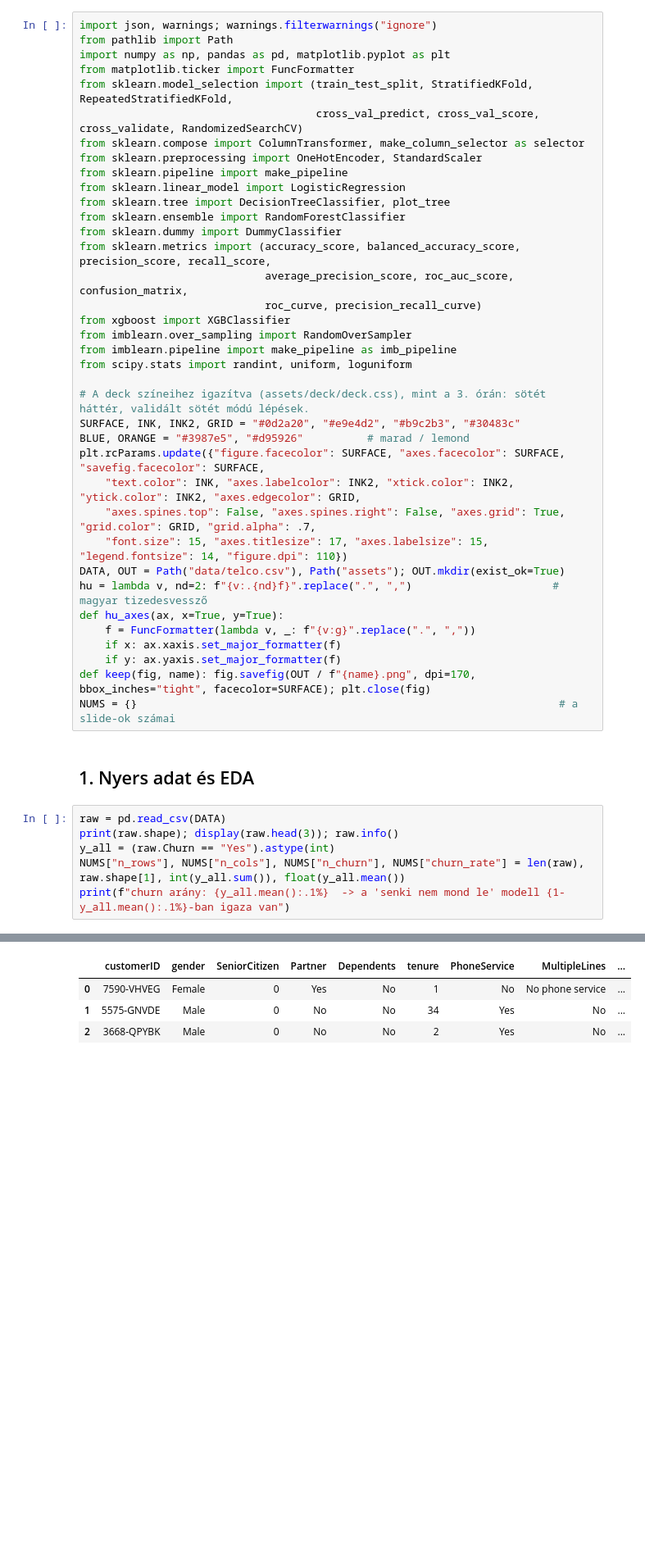
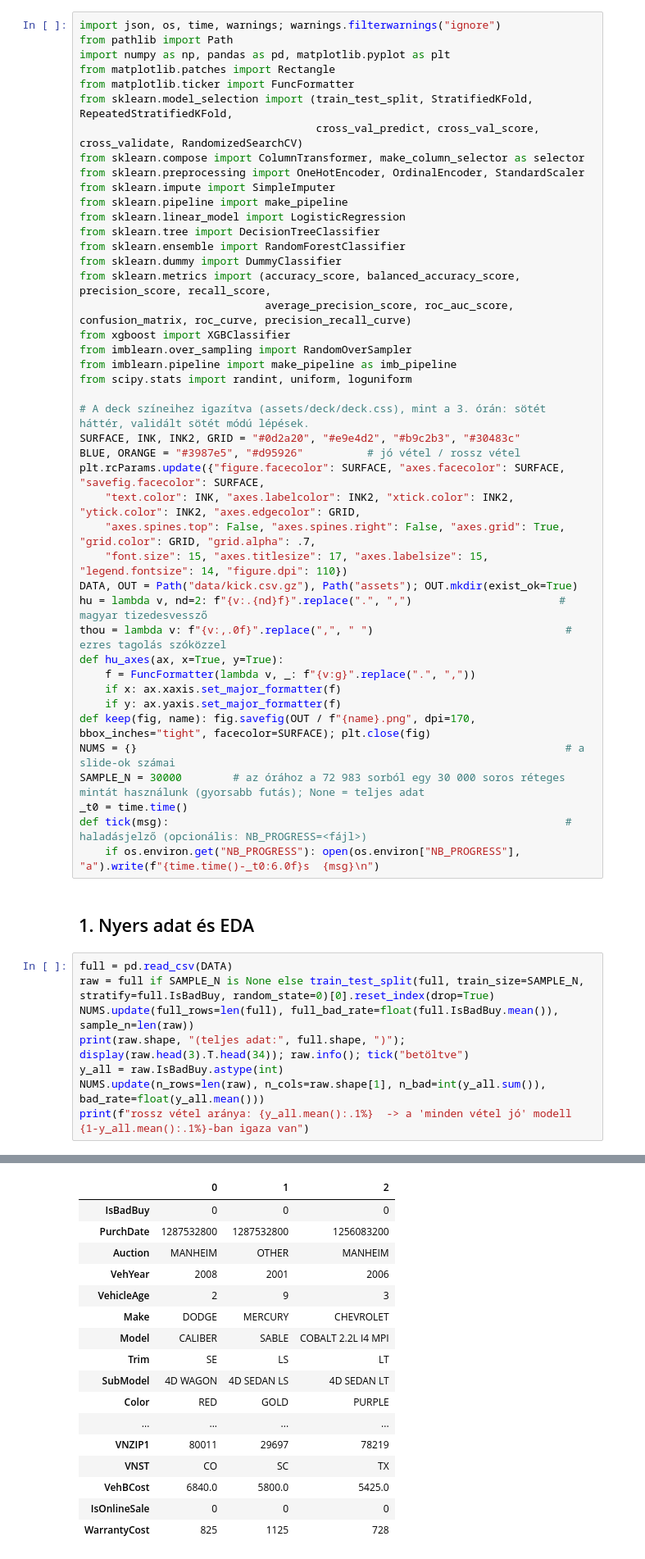
Before and after one commit to karpatika92/nasz_data_science_course, a Jupyter notebook: lessons/04-klasszifikacio/demo.ipynb, the cells around one changed output, grey strips where cells are left out. Shown at 82% size. Saved outputs shown, nothing was run; the diff lists cells and outputs as text; blank space fills up the shorter version.

```diff
--- a/lessons/04-klasszifikacio/demo.ipynb
+++ b/lessons/04-klasszifikacio/demo.ipynb
@@ -6,21 +7,22 @@ Ez a notebook a slide-ok számait és ábráit generálja (`assets/`). Minden sz
 Futtatás a lecke mappájából: `uv run jupyter nbconvert --to notebook --execute demo.ipynb --inplace`.
 # %%
-import json, warnings; warnings.filterwarnings("ignore")
+import json, os, time, warnings; warnings.filterwarnings("ignore")
 from pathlib import Path
 import numpy as np, pandas as pd, matplotlib.pyplot as plt
+from matplotlib.patches import Rectangle
 from matplotlib.ticker import FuncFormatter
 from sklearn.model_selection import (train_test_split, StratifiedKFold, RepeatedStratifiedKFold,
                                      cross_val_predict, cross_val_score, cross_validate, RandomizedSearchCV)
 from sklearn.compose import ColumnTransformer, make_column_selector as selector
-from sklearn.preprocessing import OneHotEncoder, StandardScaler
+from sklearn.preprocessing import OneHotEncoder, OrdinalEncoder, StandardScaler
+from sklearn.impute import SimpleImputer
 from sklearn.pipeline import make_pipeline
 from sklearn.linear_model import LogisticRegression
-from sklearn.tree import DecisionTreeClassifier, plot_tree
+from sklearn.tree import DecisionTreeClassifier
 from sklearn.ensemble import RandomForestClassifier
 from sklearn.dummy import DummyClassifier
 from sklearn.metrics import (accuracy_score, balanced_accuracy_score, precision_score, recall_score,
-                             average_precision_score, roc_auc_score, confusion_matrix,
-                             roc_curve, precision_recall_curve)
+                             average_precision_score, roc_auc_score, confusion_matrix, roc_curve, precision_recall_curve)
 from xgboost import XGBClassifier
 from imblearn.over_sampling import RandomOverSampler
 from imblearn.pipeline import make_pipeline as imb_pipeline
@@ -28,25 +30,32 @@ from scipy.stats import randint, uniform, loguniform
 
 # A deck színeihez igazítva (assets/deck/deck.css), mint a 3. órán: sötét háttér, validált sötét módú lépések.
 SURFACE, INK, INK2, GRID = "#0d2a20", "#e9e4d2", "#b9c2b3", "#30483c"
-BLUE, ORANGE = "#3987e5", "#d95926"          # marad / lemond
+BLUE, ORANGE = "#3987e5", "#d95926"          # jó vétel / rossz vétel
 plt.rcParams.update({"figure.facecolor": SURFACE, "axes.facecolor": SURFACE, "savefig.facecolor": SURFACE,
     "text.color": INK, "axes.labelcolor": INK2, "xtick.color": INK2, "ytick.color": INK2, "axes.edgecolor": GRID,
     "axes.spines.top": False, "axes.spines.right": False, "axes.grid": True, "grid.color": GRID, "grid.alpha": .7,
     "font.size": 15, "axes.titlesize": 17, "axes.labelsize": 15, "legend.fontsize": 14, "figure.dpi": 110})
-DATA, OUT = Path("data/telco.csv"), Path("assets"); OUT.mkdir(exist_ok=True)
-hu = lambda v, nd=2: f"{v:.{nd}f}".replace(".", ",")                      # magyar tizedesvessző
+DATA, OUT = Path("data/kick.csv.gz"), Path("assets"); OUT.mkdir(exist_ok=True)
+hu = lambda v, nd=2: f"{v:.{nd}f}".replace(".", ",")                       # magyar tizedesvessző
+thou = lambda v: f"{v:,.0f}".replace(",", " ")                              # ezres tagolás szóközzel
 def hu_axes(ax, x=True, y=True):
     f = FuncFormatter(lambda v, _: f"{v:g}".replace(".", ","))
     if x: ax.xaxis.set_major_formatter(f)
     if y: ax.yaxis.set_major_formatter(f)
 def keep(fig, name): fig.savefig(OUT / f"{name}.png", dpi=170, bbox_inches="tight", facecolor=SURFACE); plt.close(fig)
-NUMS = {}                                                                  # a slide-ok számai
+NUMS = {}                                                                   # a slide-ok számai
+SAMPLE_N = 30000        # az órához a 72 983 sorból egy 30 000 soros réteges mintát használunk (gyorsabb futás); None = teljes adat
+_t0 = time.time()
+def tick(msg):                                                              # haladásjelző (opcionális: NB_PROGRESS=<fájl>)
+    if os.environ.get("NB_PROGRESS"): open(os.environ["NB_PROGRESS"], "a").write(f"{time.time()-_t0:6.0f}s  {msg}\n")
 # %% [markdown]
 ## 1. Nyers adat és EDA
 # %%
-raw = pd.read_csv(DATA)
-print(raw.shape); display(raw.head(3)); raw.info()
-y_all = (raw.Churn == "Yes").astype(int)
-NUMS["n_rows"], NUMS["n_cols"], NUMS["n_churn"], NUMS["churn_rate"] = len(raw), raw.shape[1], int(y_all.sum()), float(y_all.mean())
-print(f"churn arány: {y_all.mean():.1%}  -> a 'senki nem mond le' modell {1-y_all.mean():.1%}-ban igaza van")
+full = pd.read_csv(DATA)
+raw = full if SAMPLE_N is None else train_test_split(full, train_size=SAMPLE_N, stratify=full.IsBadBuy, random_state=0)[0].reset_index(drop=True)
+NUMS.update(full_rows=len(full), full_bad_rate=float(full.IsBadBuy.mean()), sample_n=len(raw))
+print(raw.shape, "(teljes adat:", full.shape, ")"); display(raw.head(3).T.head(34)); raw.info(); tick("betöltve")
+y_all = raw.IsBadBuy.astype(int)
+NUMS.update(n_rows=len(raw), n_cols=raw.shape[1], n_bad=int(y_all.sum()), bad_rate=float(y_all.mean()))
+print(f"rossz vétel aránya: {y_all.mean():.1%}  -> a 'minden vétel jó' modell {1-y_all.mean():.1%}-ban igaza van")
 # %% [output]
@@ -54,4 +63,17 @@ print(f"churn arány: {y_all.mean():.1%}  -> a 'senki nem mond le' modell {1-y_a
-|  | customerID | gender | SeniorCitizen | Partner | Dependents | tenure | PhoneService | MultipleLines | ... |
-| 0 | 7590-VHVEG | Female | 0 | Yes | No | 1 | No | No phone service | ... |
-| 1 | 5575-GNVDE | Male | 0 | No | No | 34 | Yes | No | ... |
-| 2 | 3668-QPYBK | Male | 0 | No | No | 2 | Yes | No | ... |
+|  | 0 | 1 | 2 |
+| IsBadBuy | 0 | 0 | 0 |
+| PurchDate | 1287532800 | 1287532800 | 1256083200 |
+| Auction | MANHEIM | OTHER | MANHEIM |
+| VehYear | 2008 | 2001 | 2006 |
+| VehicleAge | 2 | 9 | 3 |
+| Make | DODGE | MERCURY | CHEVROLET |
+| Model | CALIBER | SABLE | COBALT 2.2L I4 MPI |
+| Trim | SE | LS | LT |
+| SubModel | 4D WAGON | 4D SEDAN LS | 4D SEDAN LT |
+| Color | RED | GOLD | PURPLE |
+| ... | ... | ... | ... |
+| VNZIP1 | 80011 | 29697 | 78219 |
+| VNST | CO | SC | TX |
+| VehBCost | 6840.0 | 5800.0 | 5425.0 |
+| IsOnlineSale | 0 | 0 | 0 |
+| WarrantyCost | 825 | 1125 | 728 |
```
Also changed, not shown: parts of 28 cells of this notebook, 38 other files.
